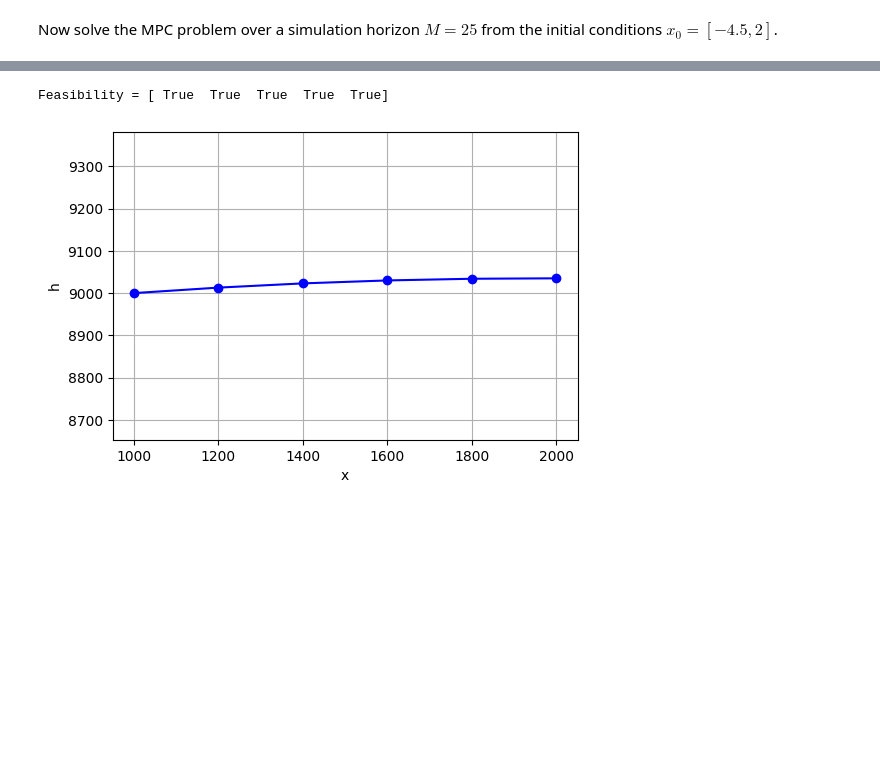
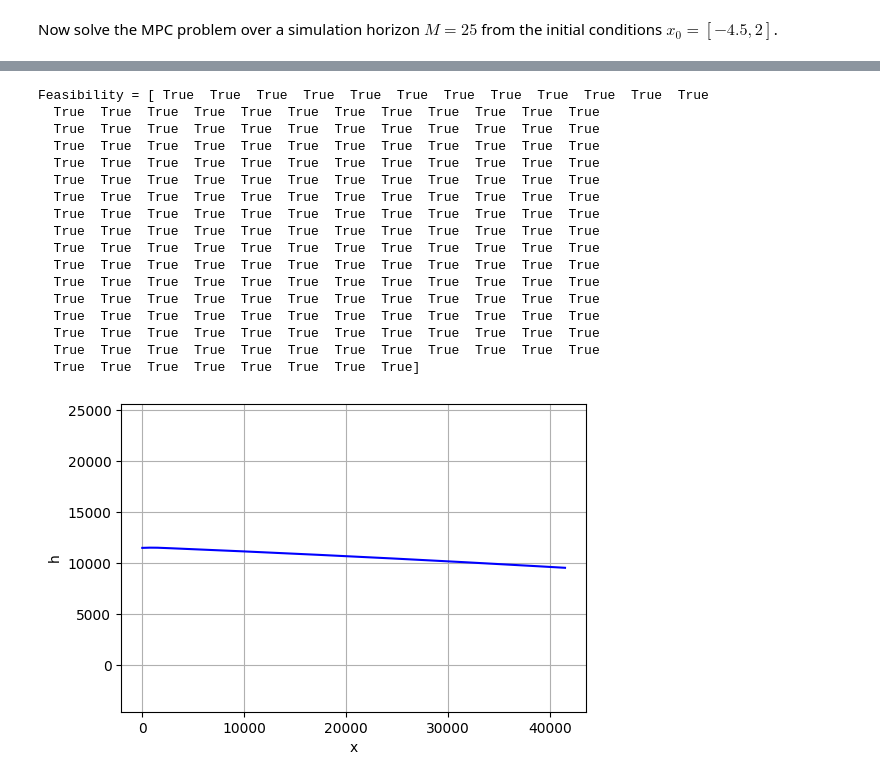
Before and after one commit to waynechu1109/ME-C231A-Final-Project, a Jupyter notebook: ME_C231A_Final_Project.ipynb, the cells around one changed output, grey strips where cells are left out. Saved outputs shown, nothing was run; the diff lists cells and outputs as text; code cells hidden in the pictures; blank space fills up the shorter version.

```diff
--- a/ME_C231A_Final_Project.ipynb
+++ b/ME_C231A_Final_Project.ipynb
@@ -428,36 +409,53 @@ nu = np.size(B, 1)
 
 # nx = 2, nu = 1
 
-M = 5   # Simulation time
+M = 200   # Simulation time
 
 xOpt = np.zeros((nx, M+1))
 uOpt = np.zeros((nu, M))
-xOpt[:, 0] = xref.reshape(nx, )
+xOpt[:, 0] = x0.reshape(nx, )
 
 xPred = np.zeros((nx, N+1, M))
 
 feas = np.zeros((M, ), dtype=bool)
 
 fig = plt.figure(figsize=(6, 4))
 for t in range(M):
     [model, feas[t], x, u, J] = solve_cftoc(A, B, P, Q, R, N, xOpt[:, t], xref, Af, bf)
 
     if not feas[t]:
         xOpt = []
         uOpt = []
         break
 
     xOpt[:, t+1] = x[:, 1]
     uOpt[:, t] = u[:, 0].reshape(nu, )
 
 
 print('Feasibility =', feas)
 
-line2 = plt.plot(xOpt[0, :], xOpt[1, :], 'bo-')
+line2 = plt.plot(xOpt[0, :], xOpt[1, :], 'b-')
 plt.xlabel('x')
 plt.ylabel('h')
+plt.legend(['Flight Path (side view)'])
 plt.axis('equal')
 plt.grid()
 # %% [output]
-Feasibility = [ True  True  True  True  True]
+Feasibility = [ True  True  True  True  True  True  True  True  True  True  True  True
+  True  True  True  True  True  True  True  True  True  True  True  True
+  True  True  True  True  True  True  True  True  True  True  True  True
+  True  True  True  True  True  True  True  True  True  True  True  True
+  True  True  True  True  True  True  True  True  True  True  True  True
+  True  True  True  True  True  True  True  True  True  True  True  True
+  True  True  True  True  True  True  True  True  True  True  True  True
+  True  True  True  True  True  True  True  True  True  True  True  True
+  True  True  True  True  True  True  True  True  True  True  True  True
+  True  True  True  True  True  True  True  True  True  True  True  True
+  True  True  True  True  True  True  True  True  True  True  True  True
+  True  True  True  True  True  True  True  True  True  True  True  True
+  True  True  True  True  True  True  True  True  True  True  True  True
+  True  True  True  True  True  True  True  True  True  True  True  True
+  True  True  True  True  True  True  True  True  True  True  True  True
+  True  True  True  True  True  True  True  True  True  True  True  True
+  True  True  True  True  True  True  True  True]
-[figure, old version]
+[figure, new version]
```
Also changed, not shown: parts of 2 cells of this notebook.
